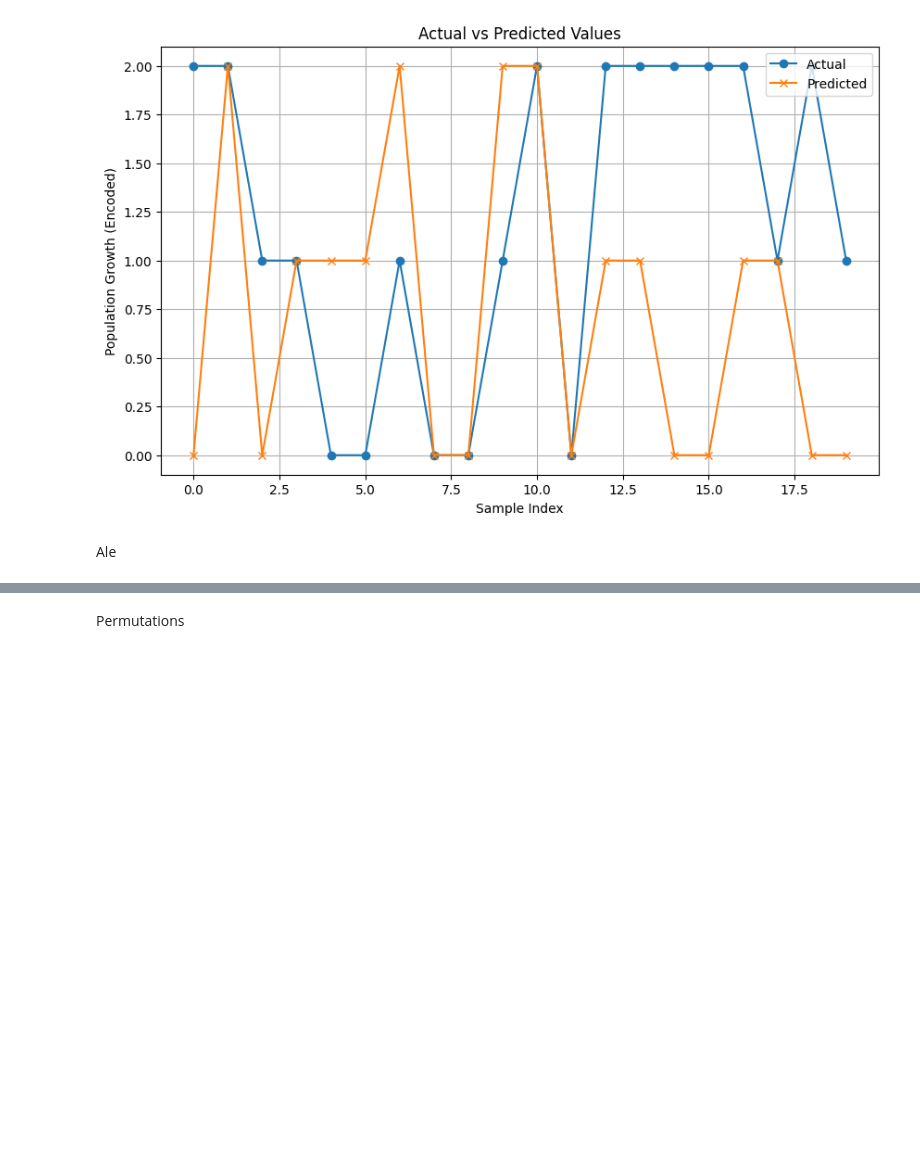
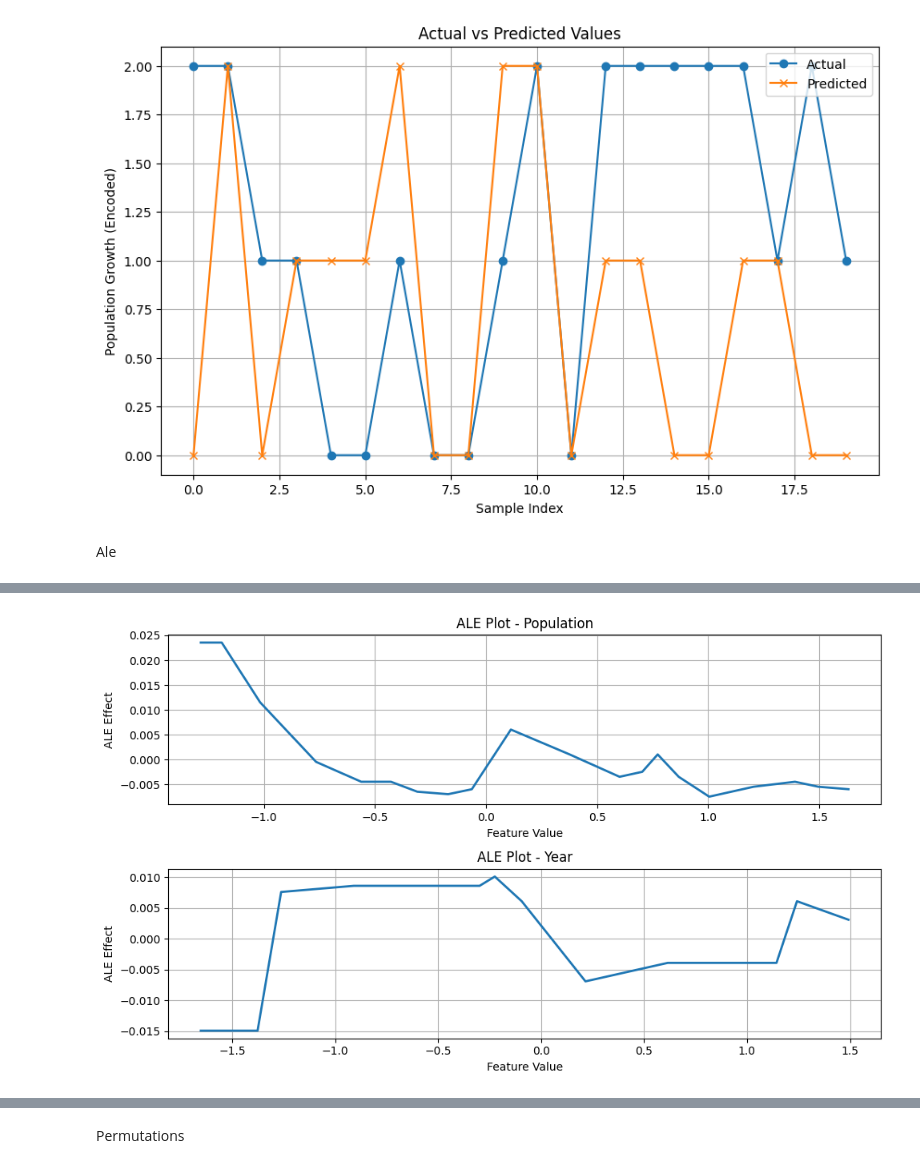
Before and after one commit to 2303A52359/Explainable-AI, a Jupyter notebook: Project.ipynb, the cells around one changed output, grey strips where cells are left out. Cells and saved outputs as stored; diff of their text form; code cells hidden in the pictures; blank space fills up the shorter version.

```diff
--- a/Project.ipynb
+++ b/Project.ipynb
@@ -282,3 +282,102 @@ Parameters: { "use_label_encoder" } are not used.
 [figure]
 # %% [markdown]
 Ale
+# %%
+import pandas as pd
+import numpy as np
+from sklearn.model_selection import train_test_split
+from sklearn.preprocessing import LabelEncoder, StandardScaler
+from sklearn.ensemble import RandomForestClassifier
+from sklearn.metrics import accuracy_score
+import matplotlib.pyplot as plt
+
+# Simulated dataset (like World Population Growth)
+np.random.seed(42)
+data = pd.DataFrame({
+    'Country': np.random.choice(['India','USA','China','Brazil'], 100),
+    'Year': np.random.randint(1950, 2025, 100),
+    'Population': np.random.randint(1_000_000, 1_500_000_000, 100),
+    'GrowthRate': np.random.choice([0,1,2], 100)
+})
+
+# Encode categorical columns
+le = LabelEncoder()
+for col in data.select_dtypes(include=['object']).columns:
+    data[col] = le.fit_transform(data[col])
+
+# Features and target
+X = data.drop('GrowthRate', axis=1)
+y = data['GrowthRate']
+
+# Split
+X_train, X_test, y_train, y_test = train_test_split(X, y, test_size=0.2, random_state=42)
+
+# Scale
+sc = StandardScaler()
+X_train = sc.fit_transform(X_train)
+X_test = sc.transform(X_test)
+
+# Random Forest Classifier
+clf = RandomForestClassifier(n_estimators=100, random_state=42)
+clf.fit(X_train, y_train)
+y_pred = clf.predict(X_test)
+
+# Accuracy
+accuracy = accuracy_score(y_test, y_pred)
+print("Accuracy:", round(accuracy, 4))
+
+# Feature Importance Plot
+plt.figure(figsize=(8,5))
+plt.bar(X.columns, clf.feature_importances_)
+plt.title("Feature Importance")
+plt.ylabel("Importance")
+plt.show()
+
+# ALE Computation (for interpretability)
+def ale_plot(model, X, feature_names, feature_index, bins=20):
+    x_col = X[:, feature_index]
+    bin_edges = np.quantile(x_col, np.linspace(0, 1, bins + 1))
+    bin_edges = np.unique(bin_edges)
+    bin_idx = np.digitize(x_col, bin_edges, right=False) - 1
+    bin_idx[bin_idx == len(bin_edges)-1] = len(bin_edges)-2
+    effects = np.zeros(len(bin_edges)-1)
+    for i in range(len(bin_edges)-1):
+        mask = bin_idx == i
+        if not mask.any():
+            continue
+        X_low = X.copy()
+        X_high = X.copy()
+        X_low[mask, feature_index] = bin_edges[i]
+        X_high[mask, feature_index] = bin_edges[i+1]
+        preds_low = model.predict_proba(X_low)[:, 1]
+        preds_high = model.predict_proba(X_high)[:, 1]
+        effects[i] = np.mean(preds_high - preds_low)
+    ale = np.cumsum(effects)
+    centers = 0.5 * (bin_edges[:-1] + bin_edges[1:])
+    ale -= np.mean(ale)
+    plt.plot(centers, ale, linewidth=2)
+    plt.title(f"ALE Plot - {feature_names[feature_index]}")
+    plt.xlabel("Feature Value")
+    plt.ylabel("ALE Effect")
+    plt.grid(True)
+
+# ALE Graph for top 2 important features
+top_features = np.argsort(clf.feature_importances_)[::-1][:2]
+plt.figure(figsize=(10,6))
+for i, feat_idx in enumerate(top_features, 1):
+    plt.subplot(2,1,i)
+    ale_plot(clf, X_test, X.columns, feat_idx)
+plt.tight_layout()
+plt.show()
+
+# Actual vs Predicted Graph
+plt.figure(figsize=(10,6))
+plt.plot(range(len(y_test)), y_test.values, label='Actual', marker='o')
+plt.plot(range(len(y_pred)), y_pred, label='Predicted', marker='x')
+plt.title('Actual vs Predicted Classes')
+plt.xlabel('Sample Index')
+plt.ylabel('Growth Rate (Encoded)')
+plt.legend()
+plt.grid(True)
+plt.show()
+# %% [output]
@@ -284,0 +386 @@ Ale
+[figure, added]
```
Also changed, not shown: parts of 1 cell of this notebook.
